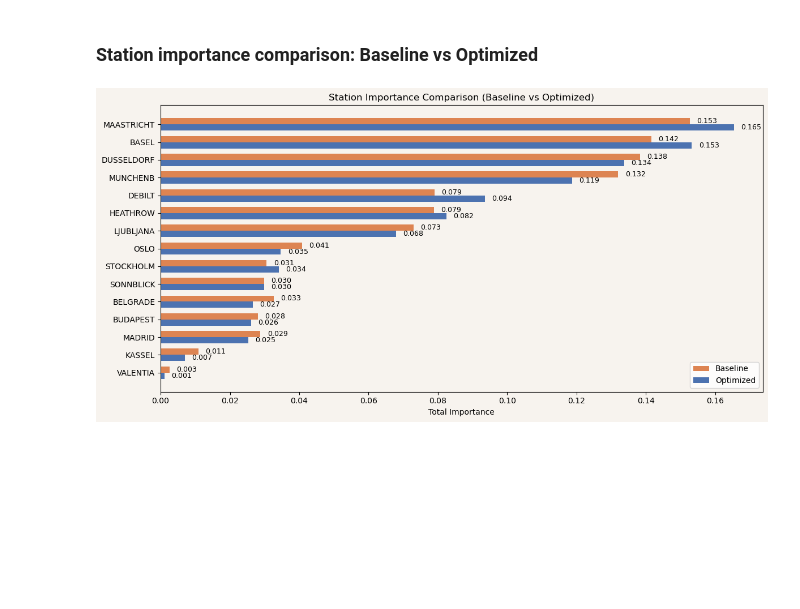
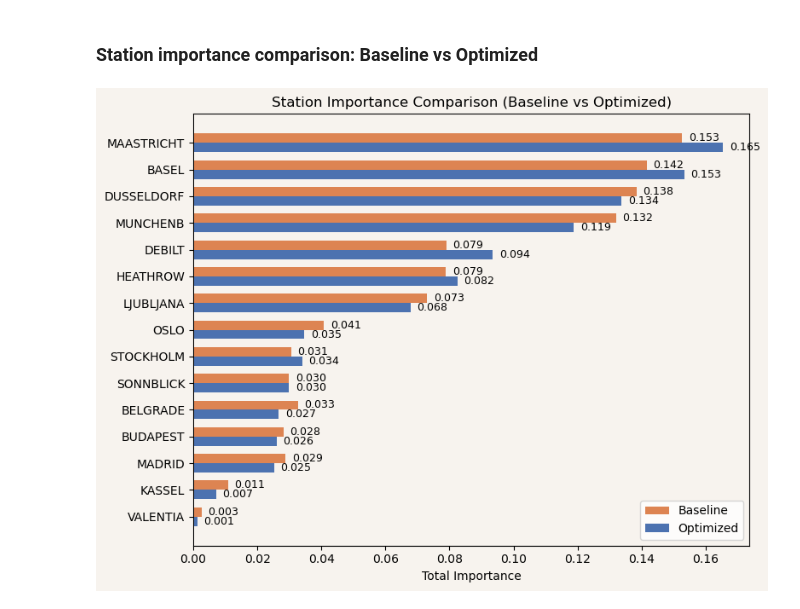
Before and after one commit to Julie-Fliorko/Pleasant-weather-predictions, a Jupyter notebook: Scripts/11. Random Forest: feature optimization.ipynb.ipynb, the cells around one changed output. Cells and saved outputs as stored; diff of their text form; code cells hidden in the pictures; blank space fills up the shorter version.

```diff
--- a/Scripts/11. Random Forest: feature optimization.ipynb.ipynb
+++ b/Scripts/11. Random Forest: feature optimization.ipynb.ipynb
@@ -451,7 +451,7 @@ top_n = 15
 feature_comp = feature_comp.sort_values("Optimized", ascending=False).head(top_n)
 # %%
 # plotting
-fig, ax = plt.subplots(figsize=(12, 6), facecolor="#F7F3EE")
+fig, ax = plt.subplots(figsize=(8, 6), facecolor="#F7F3EE")
 
 y = np.arange(len(feature_comp))
 bar_height = 0.35
@@ -503,7 +503,7 @@ station_comp = pd.concat(
 station_comp = station_comp.sort_values("Optimized", ascending=False)
 # %%
 # plotting
-fig, ax = plt.subplots(figsize=(12, 6), facecolor="#F7F3EE")
+fig, ax = plt.subplots(figsize=(8, 6), facecolor="#F7F3EE")
 
 y = np.arange(len(station_comp))
 bar_height = 0.35
@@ -514,31 +514,31 @@ ax.barh(
     height=bar_height,
     color="#DD8452",   # orange
     label="Baseline"
 )
 
 ax.barh(
     y + bar_height/2,
     station_comp["Optimized"],
     height=bar_height,
     color="#4C72B0",   # blue
     label="Optimized"
 )
 
 # labels
 ax.set_yticks(y)
 ax.set_yticklabels(station_comp.index)
 ax.invert_yaxis()
 ax.set_title("Station Importance Comparison (Baseline vs Optimized)")
 ax.set_xlabel("Total Importance")
 ax.legend()
 
 # value labels
 for i, (b, o) in enumerate(zip(station_comp["Baseline"], station_comp["Optimized"])):
     ax.text(b + 0.002, i - bar_height/2, f"{b:.3f}", va="center", fontsize=9)
     ax.text(o + 0.002, i + bar_height/2, f"{o:.3f}", va="center", fontsize=9)
 
 ax.set_facecolor("#F7F3EE")
 plt.tight_layout()
 plt.show()
 # %% [output]
-[figure, old version]
+[figure, new version]
```
Also changed, not shown: parts of 10 cells of this notebook, 6 other files.
